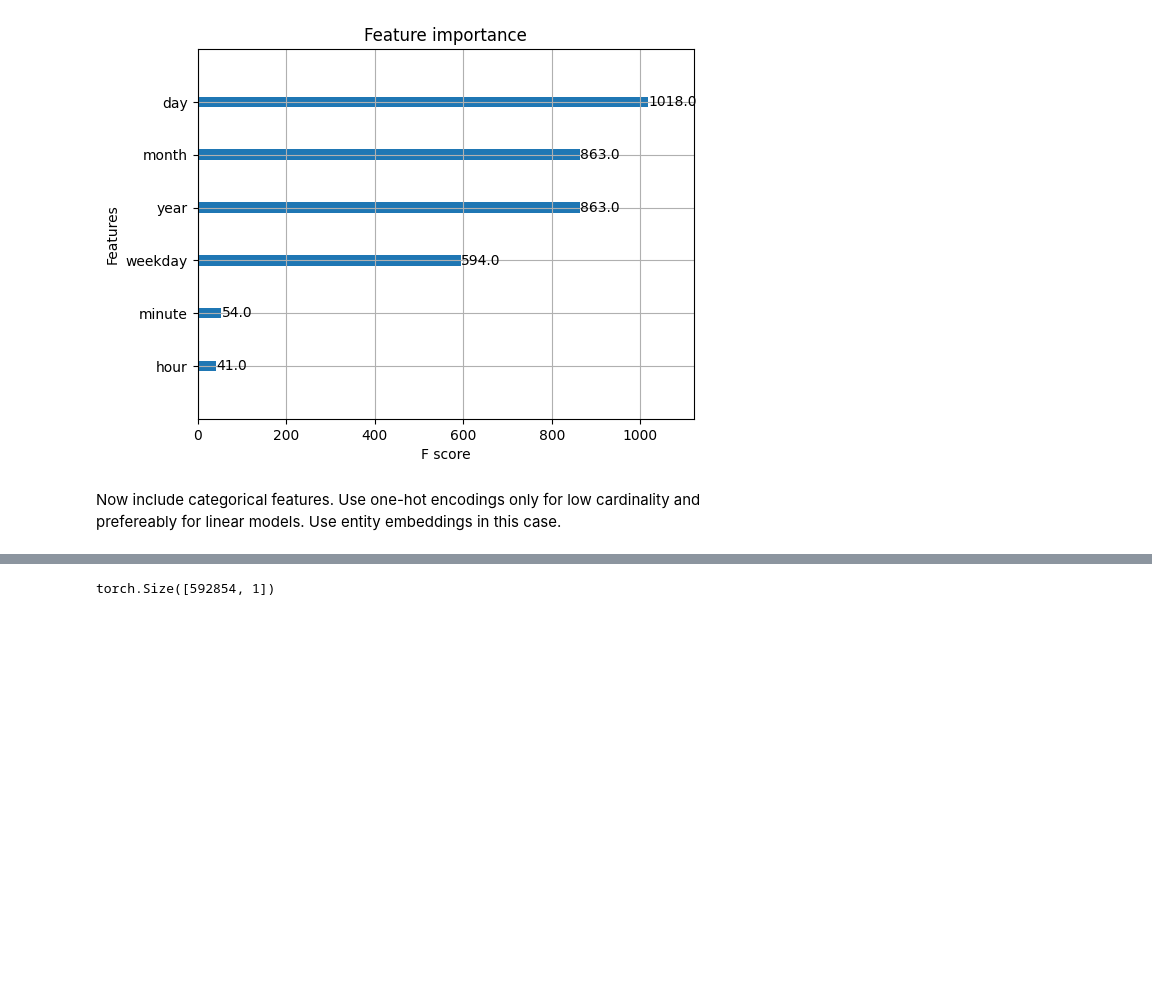
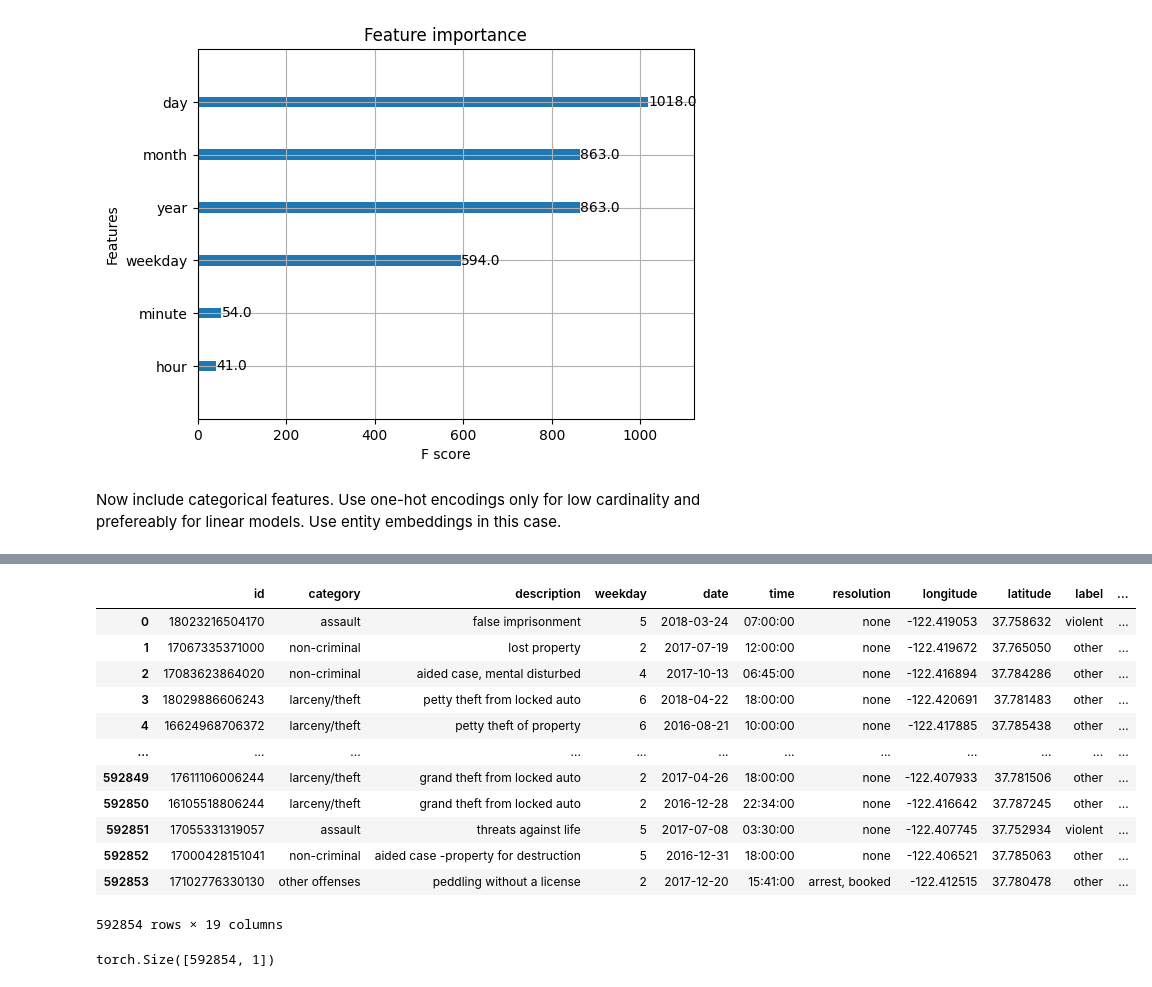
Before and after one commit to kristianseverin/CasePFA, a Jupyter notebook: XGBoost.ipynb, the cells around one changed output, grey strips where cells are left out. Drawn from its saved outputs; the diff is of its cells as text; code cells hidden in the pictures; blank space fills up the shorter version.

```diff
--- a/XGBoost.ipynb
+++ b/XGBoost.ipynb
@@ -445,3 +436,19 @@ Index(['weekday', 'year', 'month', 'day', 'hour', 'minute',
+# %%
+df
+# %% [output]
+|  | id | category | description | weekday | date | time | resolution | longitude | latitude | label | ... |
+| 0 | 18023216504170 | assault | false imprisonment | 5 | 2018-03-24 | 07:00:00 | none | -122.419053 | 37.758632 | violent | ... |
+| 1 | 17067335371000 | non-criminal | lost property | 2 | 2017-07-19 | 12:00:00 | none | -122.419672 | 37.765050 | other | ... |
+| 2 | 17083623864020 | non-criminal | aided case, mental disturbed | 4 | 2017-10-13 | 06:45:00 | none | -122.416894 | 37.784286 | other | ... |
+| 3 | 18029886606243 | larceny/theft | petty theft from locked auto | 6 | 2018-04-22 | 18:00:00 | none | -122.420691 | 37.781483 | other | ... |
+| 4 | 16624968706372 | larceny/theft | petty theft of property | 6 | 2016-08-21 | 10:00:00 | none | -122.417885 | 37.785438 | other | ... |
+| ... | ... | ... | ... | ... | ... | ... | ... | ... | ... | ... | ... |
+| 592849 | 17611106006244 | larceny/theft | grand theft from locked auto | 2 | 2017-04-26 | 18:00:00 | none | -122.407933 | 37.781506 | other | ... |
+| 592850 | 16105518806244 | larceny/theft | grand theft from locked auto | 2 | 2016-12-28 | 22:34:00 | none | -122.416642 | 37.787245 | other | ... |
+| 592851 | 17055331319057 | assault | threats against life | 5 | 2017-07-08 | 03:30:00 | none | -122.407745 | 37.752934 | violent | ... |
+| 592852 | 17000428151041 | non-criminal | aided case -property for destruction | 5 | 2016-12-31 | 18:00:00 | none | -122.406521 | 37.785063 | other | ... |
+| 592853 | 17102776330130 | other offenses | peddling without a license | 2 | 2017-12-20 | 15:41:00 | arrest, booked | -122.412515 | 37.780478 | other | ... |
+592854 rows × 19 columns
 # %%
 # an embedding model using pytorch
 class EmbeddingModel(nn.Module):
```
Also changed, not shown: parts of 17 cells of this notebook, 10 other files.
